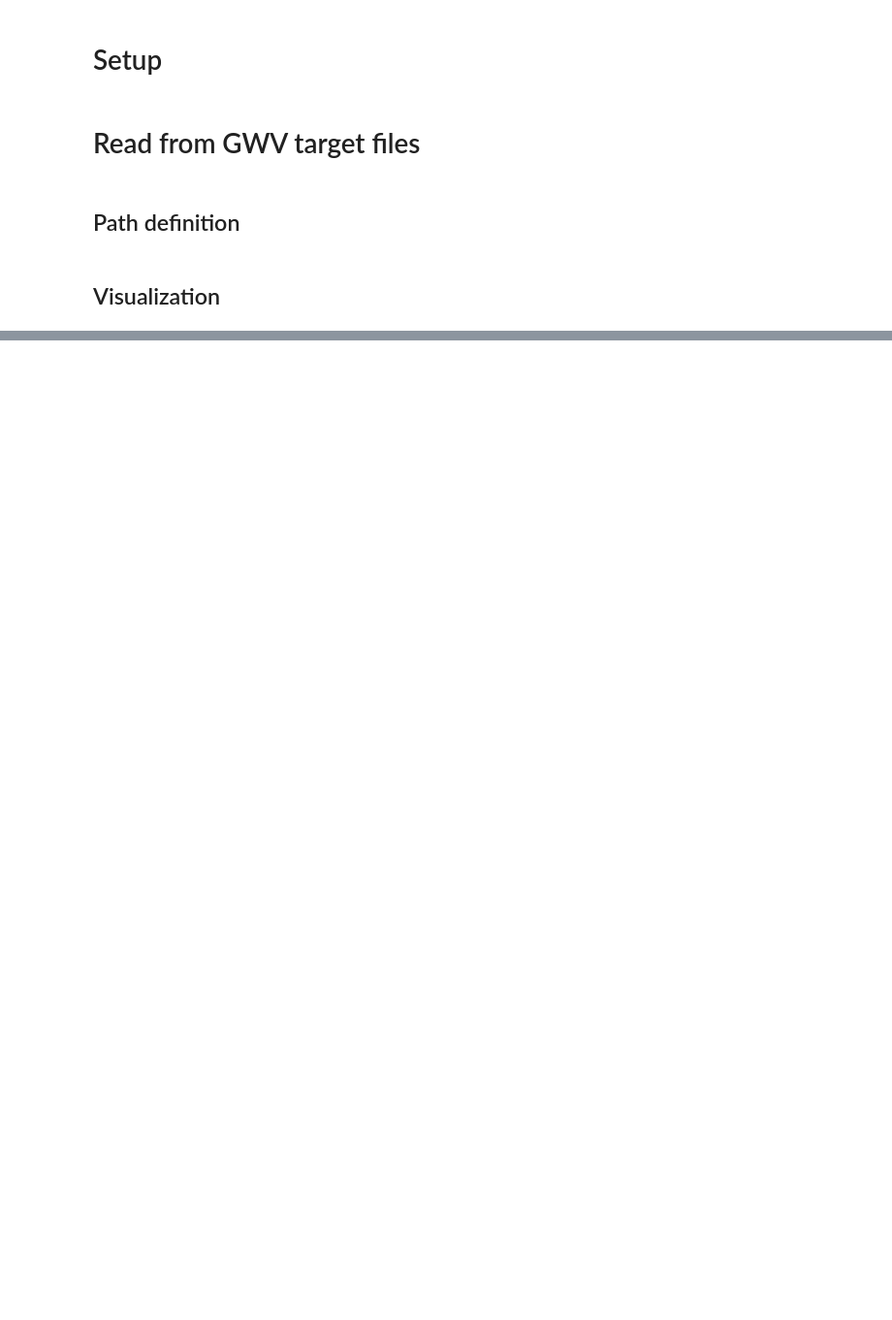
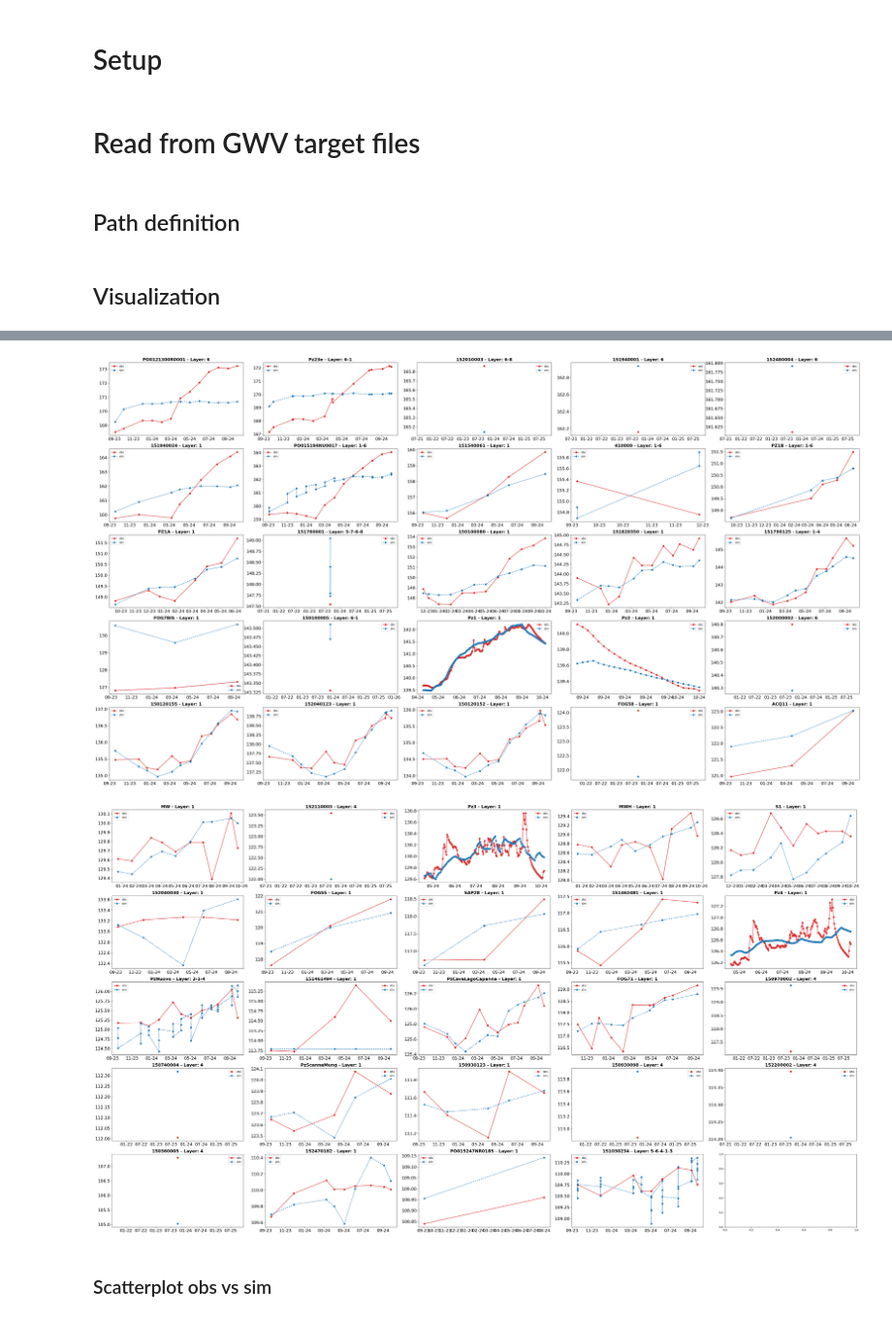
Before and after one commit to paolchol/hm, a Jupyter notebook: MAURICE/transient_model_utilities/read-output-model-usg.ipynb, the cells around one changed output, grey strips where cells are left out. Shown at 97% size. Cells and saved outputs as stored; diff of their text form; code cells hidden in the pictures; blank space fills up the shorter version.

Commit message:
visualization of model results

```diff
--- a/MAURICE/transient_model_utilities/read-output-model-usg.ipynb
+++ b/MAURICE/transient_model_utilities/read-output-model-usg.ipynb
@@ -14,8 +16,10 @@ import dataviz as dv
 # %% [markdown]
 ## Path definition
 # %%
-model_cwd = 'D:/MAURICE/MAURICE Model/MAU_v2/MAU_v2_transient/MAU_v3'
-model_name = 'M3'
+model_cwd = 'D:/MAURICE/MAURICE Model/MAU_v2/MAU_v2_transient/MAU_v2_4'
+model_name = 'M2v4'
 date_start = datetime.datetime(2023,9,3)
+if not os.path.exists(os.path.join(model_cwd, 'plot')):
+    os.makedirs(os.path.join(model_cwd, 'plot'))
 # %% [markdown]
 ## Visualization
@@ -36,6 +40,8 @@ Number of head target points:  49
 # %%
 # Visualize subplots
-fig, axes = plt.subplots(10, 5, figsize = dv.cm2inch(5*10*2.5, 5*10*2.5))
+fmt = mdates.DateFormatter('%m-%y')
+
+fig, axes = plt.subplots(10, 5, figsize = dv.cm2inch(33.87*3, 19.05*3))
 
 i = 0
 for ax in axes.flatten():
@@ -48,11 +54,15 @@ for ax in axes.flatten():
                 tool.loc[:, 'Simulated'],
                 marker = 'o', linestyle = '--', color = 'tab:blue', label = 'sim')
         ax.legend()
-        ax.set_title(df_plot.Name.unique()[i], fontweight = 'bold', ha = 'center', fontsize = 16)
+
+        title = df_plot.Name.unique()[i] + ' - Layer: '+ '-'.join([f'{x}' for x in df_plot.loc[df_plot.Name == df_plot.Name.unique()[i], 'Layer'].unique()])
+
+        ax.set_title(title, fontweight = 'bold', ha = 'center', fontsize = 16)
+        ax.xaxis.set_major_formatter(fmt)
         ax.tick_params(axis='both', which='major', labelsize=16)
+
     i += 1
 
-# settare visualizzazione come YY-MM
-
 fig.tight_layout()
+fig.savefig(os.path.join(model_cwd, 'plot', 'target-subplots.png'), bbox_inches = 'tight', dpi = 300)
 # %% [output]
@@ -59,0 +70,55 @@ fig.tight_layout()
+# %%
+# Visualize subplots, split in 2
+fmt = mdates.DateFormatter('%m-%y')
+
+fig, axes = plt.subplots(5, 5, figsize = dv.cm2inch(33.87*3, 19.05*3))
+
+i = 0
+for ax in axes.flatten():
+    if i < len(df_plot.Name.unique()):
+        tool = df_plot.loc[df_plot.Name == df_plot.Name.unique()[i], :].sort_values('Time').copy()
+        ax.plot(tool.loc[:, 'Date'],
+                tool.loc[:, 'Observed'],
+                marker = 'o', linestyle = '-', color = 'tab:red', label = 'obs')
+        ax.plot(tool.loc[:, 'Date'],
+                tool.loc[:, 'Simulated'],
+                marker = 'o', linestyle = '--', color = 'tab:blue', label = 'sim')
+        ax.legend()
+
+        title = df_plot.Name.unique()[i] + ' - Layer: '+ '-'.join([f'{x}' for x in df_plot.loc[df_plot.Name == df_plot.Name.unique()[i], 'Layer'].unique()])
+
+        ax.set_title(title, fontweight = 'bold', ha = 'center', fontsize = 16)
+        ax.xaxis.set_major_formatter(fmt)
+        ax.tick_params(axis='both', which='major', labelsize=16)
+        i += 1
+
+fig.tight_layout()
+fig.savefig(os.path.join(model_cwd, 'plot', 'target-subplots-part1.png'), bbox_inches = 'tight', dpi = 300)
+
+fig, axes = plt.subplots(5, 5, figsize = dv.cm2inch(33.87*3, 19.05*3))
+
+for ax in axes.flatten():
+    if i < len(df_plot.Name.unique()):
+        tool = df_plot.loc[df_plot.Name == df_plot.Name.unique()[i], :].sort_values('Time').copy()
+        ax.plot(tool.loc[:, 'Date'],
+                tool.loc[:, 'Observed'],
+                marker = 'o', linestyle = '-', color = 'tab:red', label = 'obs')
+        ax.plot(tool.loc[:, 'Date'],
+                tool.loc[:, 'Simulated'],
+                marker = 'o', linestyle = '--', color = 'tab:blue', label = 'sim')
+        ax.legend()
+
+        title = df_plot.Name.unique()[i] + ' - Layer: '+ '-'.join([f'{x}' for x in df_plot.loc[df_plot.Name == df_plot.Name.unique()[i], 'Layer'].unique()])
+
+        ax.set_title(title, fontweight = 'bold', ha = 'center', fontsize = 16)
+        ax.xaxis.set_major_formatter(fmt)
+        ax.tick_params(axis='both', which='major', labelsize=16)
+        i += 1
+
+fig.tight_layout()
+fig.savefig(os.path.join(model_cwd, 'plot', 'target-subplots-part2.png'), bbox_inches = 'tight', dpi = 300)
+# %% [output]
+[figure, added]
+[figure, added]
+# %% [markdown]
+### Scatterplot obs vs sim
```
Also changed, not shown: parts of 9 cells of this notebook.
